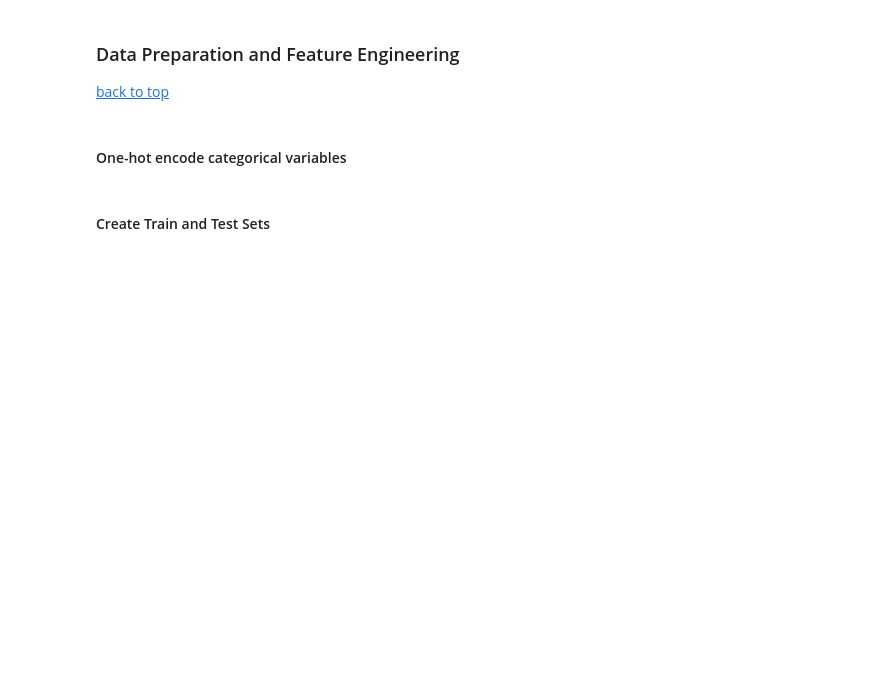
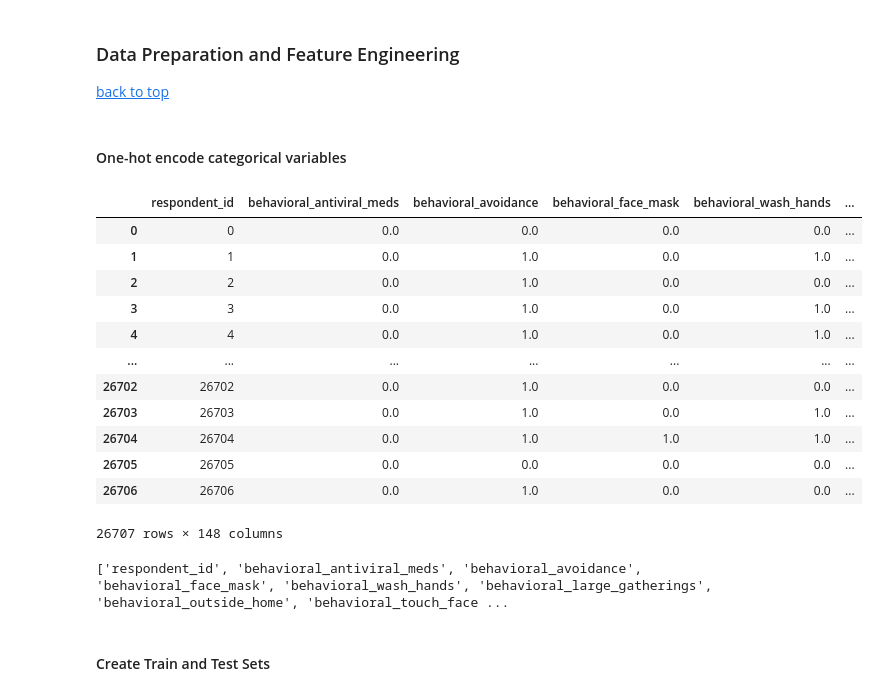
Before and after one commit to lnbalon/mab2133, a Jupyter notebook: workshop/notebooks/01-support-vector-machine.ipynb, the cells around one changed output. Cells and saved outputs as stored; diff of their text form; code cells hidden in the pictures; blank space fills up the shorter version.

```diff
--- a/workshop/notebooks/01-support-vector-machine.ipynb
+++ b/workshop/notebooks/01-support-vector-machine.ipynb
@@ -204,11 +204,18 @@ plt.show()
 ### Data Preparation and Feature Engineering <a name="dataprep"></a>
 
 [back to top](#toc)
+# %%
+conversion_cols = ['h1n1_concern', 'h1n1_knowledge', 'opinion_h1n1_vacc_effective',
+                  'opinion_h1n1_risk', 'opinion_h1n1_sick_from_vacc', 'opinion_seas_vacc_effective',
+                  'opinion_seas_risk', 'opinion_seas_sick_from_vacc']
+
+for i in conversion_cols:
+    train_df[i] = [f'{i}_' + str(x)  for x in train_df[i]]
 # %% [markdown]
 #### One-hot encode categorical variables
 # %%
 cols_to_drop = ['age_group', 'education', 'race', 'sex',
                 'income_poverty', 'marital_status', 'rent_or_own',
                 'employment_status', 'hhs_geo_region', 'census_msa',
-                'employment_industry', 'employment_occupation',
-                'vaccination_category', 'count']
+                'employment_industry', 'employment_occupation']
+cols_to_drop = conversion_cols + cols_to_drop
@@ -234,6 +248,26 @@ one_hot_encoded = pd.concat([age_group, education, race, sex, income_poverty,
 train_df_dropped = train_df.drop(columns=cols_to_drop)
 # %%
 train_df_concatenated = pd.concat([train_df_dropped, one_hot_encoded], axis=1)
+# %%
+train_df_concatenated
+# %% [output]
+|  | respondent_id | behavioral_antiviral_meds | behavioral_avoidance | behavioral_face_mask | behavioral_wash_hands | ... |
+| 0 | 0 | 0.0 | 0.0 | 0.0 | 0.0 | ... |
+| 1 | 1 | 0.0 | 1.0 | 0.0 | 1.0 | ... |
+| 2 | 2 | 0.0 | 1.0 | 0.0 | 0.0 | ... |
+| 3 | 3 | 0.0 | 1.0 | 0.0 | 1.0 | ... |
+| 4 | 4 | 0.0 | 1.0 | 0.0 | 1.0 | ... |
+| ... | ... | ... | ... | ... | ... | ... |
+| 26702 | 26702 | 0.0 | 1.0 | 0.0 | 0.0 | ... |
+| 26703 | 26703 | 0.0 | 1.0 | 0.0 | 1.0 | ... |
+| 26704 | 26704 | 0.0 | 1.0 | 1.0 | 1.0 | ... |
+| 26705 | 26705 | 0.0 | 0.0 | 0.0 | 0.0 | ... |
+| 26706 | 26706 | 0.0 | 1.0 | 0.0 | 0.0 | ... |
+26707 rows × 148 columns
+# %%
+print(train_df_concatenated.columns.to_list())
+# %% [output]
+['respondent_id', 'behavioral_antiviral_meds', 'behavioral_avoidance', 'behavioral_face_mask', 'behavioral_wash_hands', 'behavioral_large_gatherings', 'behavioral_outside_home', 'behavioral_touch_face ...
 # %%
 x_cols = ['h1n1_concern', 'h1n1_knowledge', 'behavioral_antiviral_meds', 'behavioral_avoidance',
 'behavioral_face_mask', 'behavioral_wash_hands', 'behavioral_large_gatherings', 'behavioral_outside_home',
```
Also changed, not shown: parts of 14 cells of this notebook, 2 other files.
